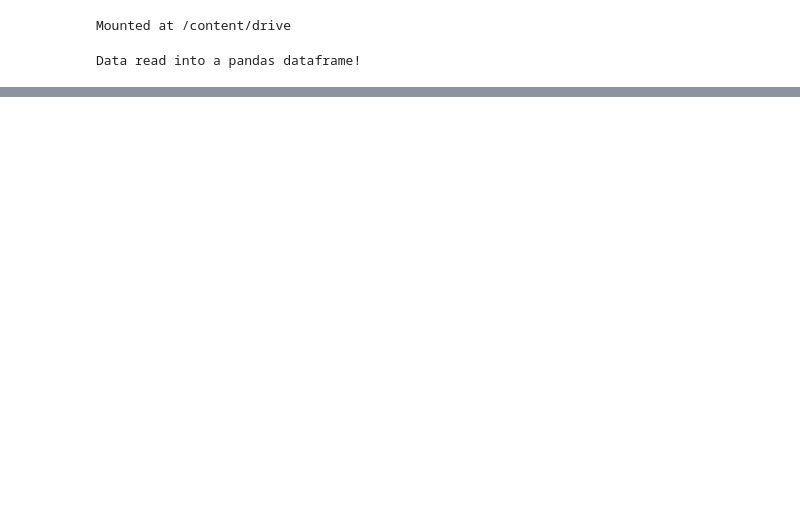
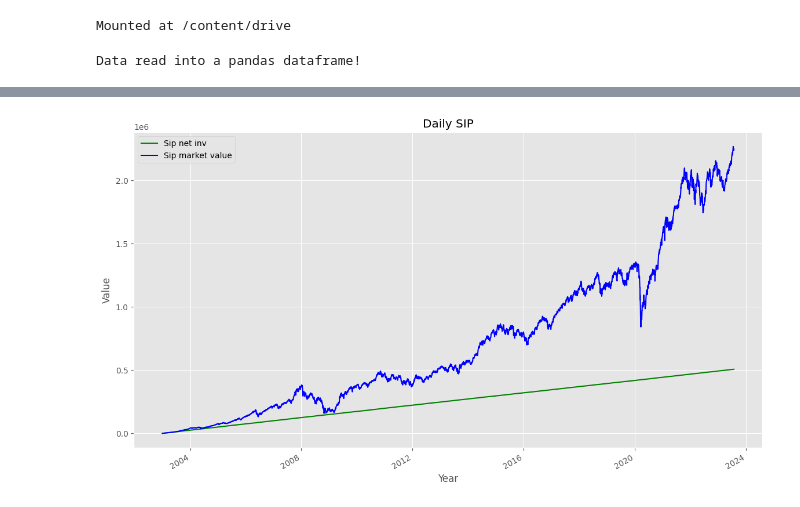
Before and after one commit to bipinr8/MH_cash_deployment, a Jupyter notebook: Morgan_Housel_Cash_deployment_strategy.ipynb, the cells around one changed output, grey strips where cells are left out. Saved outputs shown, nothing was run; the diff lists cells and outputs as text; code cells hidden in the pictures; blank space fills up the shorter version.

```diff
--- a/Morgan_Housel_Cash_deployment_strategy.ipynb
+++ b/Morgan_Housel_Cash_deployment_strategy.ipynb
@@ -35,0 +78,3 @@ df_nifty100.head()
+# %%
+# declarations
+daily_sip = 100
@@ -35,0 +163,13 @@ df_nifty100.head()
+# %%
+# creating new dataframe graphdf with 2 columns Date and Nifty
+graphdf=df2[['Date','Sip net inv','Sip market value']]
+
+# plotting the line chart with 'Date' as X axis
+graphdf.set_index('Date').plot(kind='line',figsize=(14,8),color=('green','blue'))
+plt.title('Daily SIP')
+plt.xlabel('Year')
+plt.ylabel('Value')
+plt.savefig('/content/drive/MyDrive/Colab Notebooks/MH/pic02.png')
+plt.show()
+# %% [output]
+[figure, added]
```
Also changed, not shown: parts of 9 cells of this notebook.
